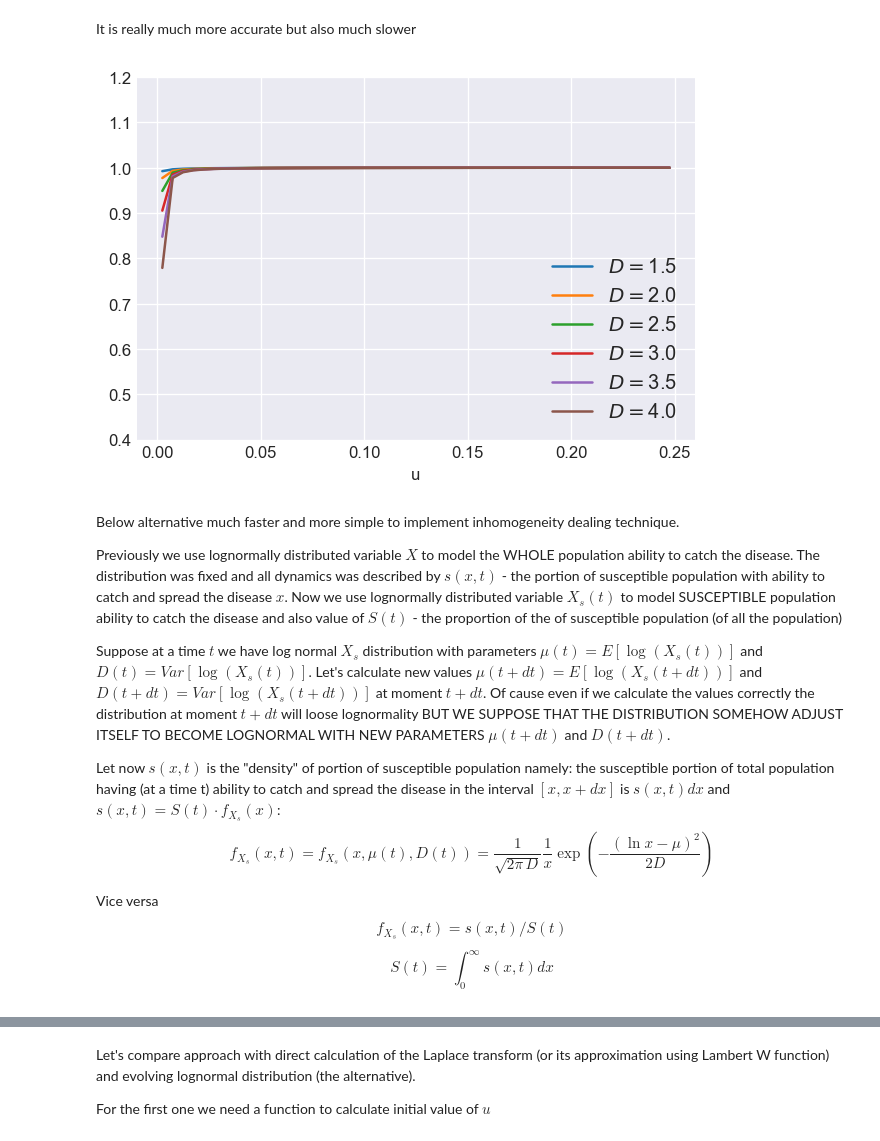
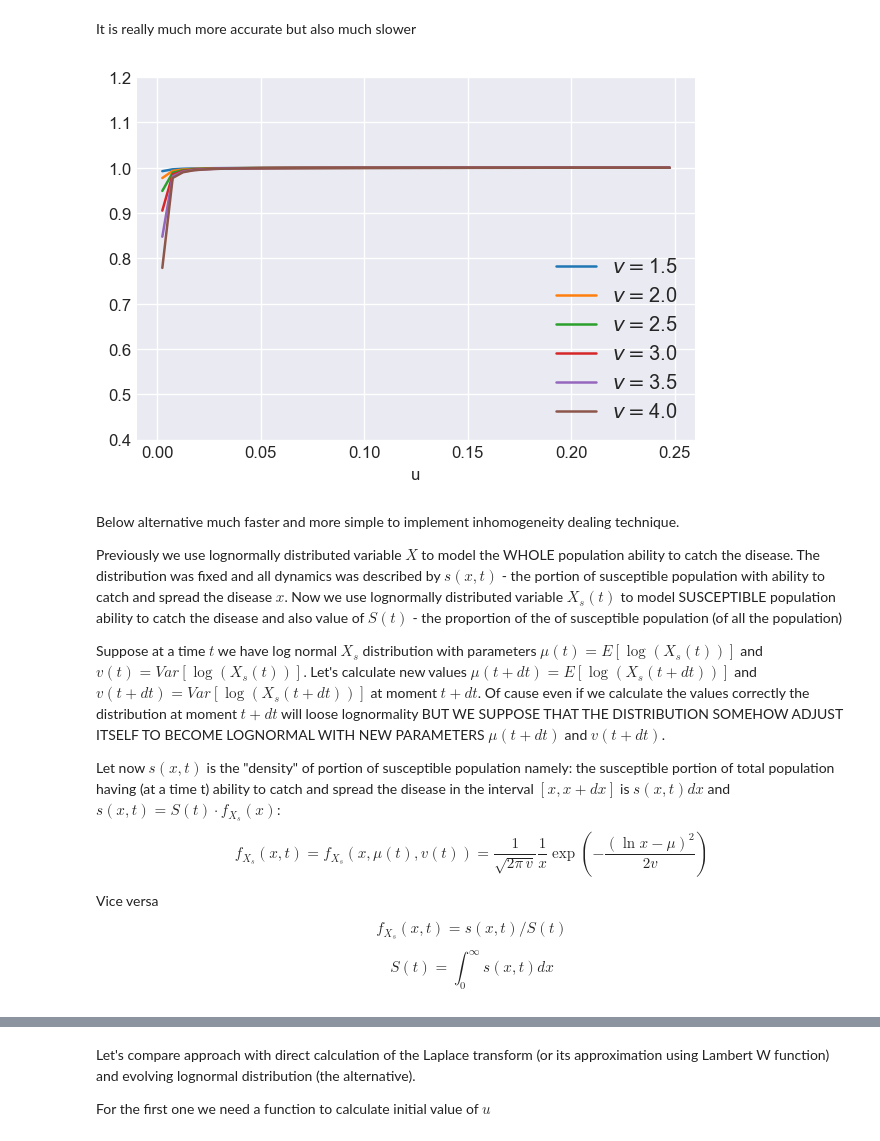
Before and after one commit to ivvaan/A-disease-spread-inhomogeneous-models, a Jupyter notebook: city_level_spread_dymamic/1_heterogeneity_in_getting_infected.ipynb, the cells around one changed output, grey strips where cells are left out. Drawn from its saved outputs; the diff is of its cells as text; code cells hidden in the pictures.

```diff
--- a/city_level_spread_dymamic/1_heterogeneity_in_getting_infected.ipynb
+++ b/city_level_spread_dymamic/1_heterogeneity_in_getting_infected.ipynb
@@ -139,18 +139,18 @@ def check_ratio(L,u,mu0,D0):
 # %% [markdown]
 Also define Laplace transform approximation function
 # %%
-def LaplTrLNApprox(u,mu0,D0):
-    theta=u*D0*np.exp(mu0)
+def LaplTrLNApprox(u,mu0,v0):
+    theta=u*v0*np.exp(mu0)
     W=np.real(scsp.lambertw(theta))
-    return np.exp(-W*(W+2)/(2*D0))/np.sqrt(1+W)
+    return np.exp(-W*(W+2)/(2*v0))/np.sqrt(1+W)
 # %% [markdown]
 And now we can make the check:
 # %%
 mu0=1.5
-D_step=0.5
-D_min=1.5
-D_max=4.0
-D_range=np.arange(D_min,D_max+D_step, D_step,dtype=np.float64)
+v_step=0.5
+v_min=1.5
+v_max=4.0
+v_range=np.arange(v_min,v_max+v_step, v_step,dtype=np.float64)
 u_step=0.005
 u_min=0.0
 u_max=4.0
@@ -158,9 +158,9 @@ u_max=4.0
 u_range=np.arange(u_min,u_max+u_step, u_step,dtype=np.float64)
 
 fig, ax = plt.subplots(dpi=120)
-for D0 in D_range:
-    u,r=check_ratio(LaplTrLNApprox,u_range,mu0,D0)
-    plt.plot(u, r, label=f'$D=${D0}')
+for v0 in v_range:
+    u,r=check_ratio(LaplTrLNApprox,u_range,mu0,v0)
+    plt.plot(u, r, label=f'$v=${v0}')
 plt.xlabel('u')
 ax.set_ylim([0.4,1.2])
 plt.legend(loc='lower right')
@@ -173,9 +173,9 @@ Let's take closer look what happens nearby 0.
 u_mid=0.25
 u_subrange=np.arange(u_min,u_mid+u_step, u_step,dtype=np.float64)
 fig, ax = plt.subplots(dpi=120)
-for D0 in D_range:
-    u,r=check_ratio(LaplTrLNApprox,u_subrange,mu0,D0)
-    plt.plot(u, r, label=f'$D=${D0}')
+for v0 in v_range:
+    u,r=check_ratio(LaplTrLNApprox,u_subrange,mu0,v0)
+    plt.plot(u, r, label=f'$v=${v0}')
 plt.xlabel('u')
 ax.set_ylim([0.4,1.2])
 plt.legend(loc='lower right')
@@ -187,18 +187,18 @@ So the approximation is quite good for $u>1$, but nearby 0 it is unsatisfactory.
 
 Now we define the Laplace transform by direct integrating
 # %%
-def LaplTrLNDirect(u,mu0,D0):
+def LaplTrLNDirect(u,mu0,v0):
     max_exp=744.0 # np.exp(-max_exp) - minimal double value to calculate without overflow
-    a=max_exp*np.exp(-(np.sqrt(2.0*max_exp*D0)+mu0)/2.0)
+    a=max_exp*np.exp(-(np.sqrt(2.0*max_exp*v0)+mu0)/2.0)
     def LLN(v): #calculates the Laplace transform for scalar v
         if v==0:
-            return np.sqrt(2.0*np.pi*D0)
+            return np.sqrt(2.0*np.pi*v0)
 
         def F(y): #integrand
-            s=np.exp(y+mu0)*v+0.5*y**2/D0
+            s=np.exp(y+mu0)*v+0.5*y**2/v0
             return np.exp(-s)
 
-        lb=-np.sqrt(2.0*max_exp*D0) #low integration bound
+        lb=-np.sqrt(2.0*max_exp*v0) #low integration bound
         # for smaller values integrand will be calculated as zero
         # anyway due to overflow
         ub=3.*np.log(max_exp/(v+a))-mu0 #upper integration bound
@@ -208,30 +208,30 @@ def LaplTrLNDirect(u,mu0,D0):
         if lb>=ub:
             return 0.0
         return quad(F,lb,ub,epsabs=1.0e-9, epsrel=1.0e-9)[0] #integration
-    m=1.0/np.sqrt(2.0*np.pi*D0)
+    m=1.0/np.sqrt(2.0*np.pi*v0)
     return m*np.vectorize(LLN,otypes=[float])(u)
 # %% [markdown]
 It is really much more accurate but also much slower
 # %%
 fig, ax = plt.subplots(dpi=120)
-for D0 in D_range:
-    u,r=check_ratio(LaplTrLNDirect,u_subrange,mu0,D0)
-    plt.plot(u, r, label=f'$D=${D0}')
+for v0 in v_range:
+    u,r=check_ratio(LaplTrLNDirect,u_subrange,mu0,v0)
+    plt.plot(u, r, label=f'$v=${v0}')
 plt.xlabel('u')
 ax.set_ylim([0.4,1.2])
 plt.legend(loc='lower right')
 plt.show()
 # %% [output]
-[figure, old version]
+[figure, new version]
 # %% [markdown]
 Below alternative much faster and more simple to implement inhomogeneity dealing technique.
 
 Previously we use lognormally distributed variable $X$ to model the WHOLE population ability to catch the disease. The distribution was fixed and all dynamics was described by $s(x,t)$ - the portion  of susceptible population with ability to catch and spread the disease $x$. Now we use lognormally distributed variable $X_s(t)$ to model SUSCEPTIBLE population ability to catch the disease and also value of $S(t)$ - the proportion of the of susceptible population (of all the population)
 
-Suppose at a time $t$ we have log normal $X_s$ distribution with parameters $\mu(t)=E[\log(X_s(t))]$ and $D(t)=Var[\log(X_s(t))]$. Let's calculate new values $\mu(t+dt)=E[\log(X_s(t+dt))]$ and $D(t+dt)=Var[\log(X_s(t+dt))]$ at moment $t+dt$. Of cause even if we calculate the values correctly the distribution at moment $t+dt$ will loose lognormality BUT WE SUPPOSE THAT THE DISTRIBUTION SOMEHOW ADJUST ITSELF TO BECOME LOGNORMAL WITH NEW PARAMETERS $\mu(t+dt)$ and $D(t+dt)$.
+Suppose at a time $t$ we have log normal $X_s$ distribution with parameters $\mu(t)=E[\log(X_s(t))]$ and $v(t)=Var[\log(X_s(t))]$. Let's calculate new values $\mu(t+dt)=E[\log(X_s(t+dt))]$ and $v(t+dt)=Var[\log(X_s(t+dt))]$ at moment $t+dt$. Of cause even if we calculate the values correctly the distribution at moment $t+dt$ will loose lognormality BUT WE SUPPOSE THAT THE DISTRIBUTION SOMEHOW ADJUST ITSELF TO BECOME LOGNORMAL WITH NEW PARAMETERS $\mu(t+dt)$ and $v(t+dt)$.
 
 Let now $s(x,t)$ is the "density" of portion of susceptible population namely: the susceptible portion of total population having (at a time t) ability to catch and spread the disease in the interval $[x,x+dx]$ is $s(x,t)dx$ and $s(x,t)=S(t)\cdot f_{X_s}(x)$:
-$$f_{X_s}(x,t)=f_{X_s}(x,\mu(t),D(t))= \frac {1} {\sqrt{2\pi\,D}} \frac{1}{x} \exp\left( -\frac{(\ln x-\mu)^2}{2 D} \right)$$
+$$f_{X_s}(x,t)=f_{X_s}(x,\mu(t),v(t))= \frac {1} {\sqrt{2\pi\,v}} \frac{1}{x} \exp\left( -\frac{(\ln x-\mu)^2}{2 v} \right)$$
 
 Vice versa
 $$f_{X_s}(x,t)=s(x,t)/S(t)$$
```
Also changed, not shown: parts of 30 cells of this notebook.
